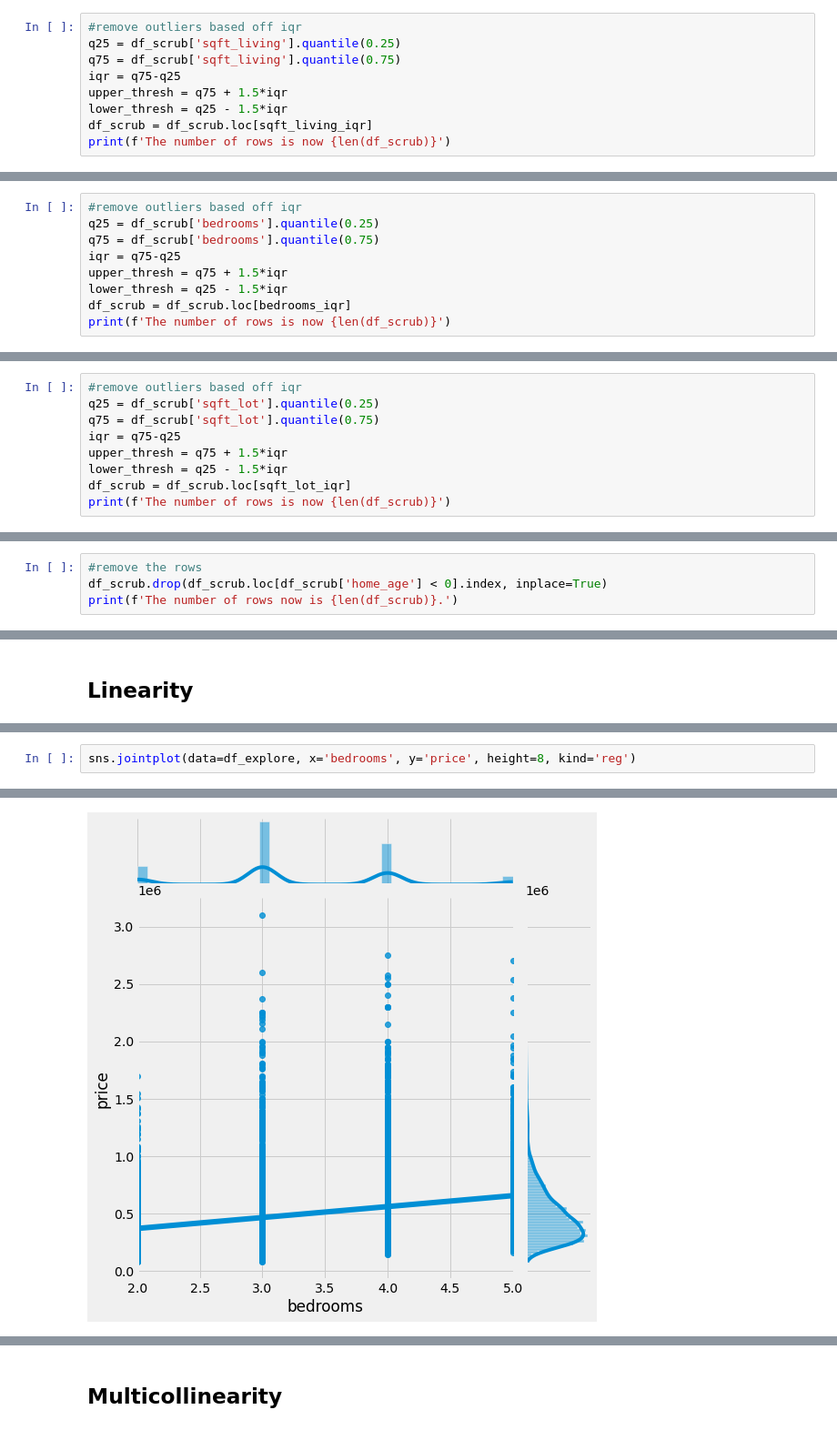
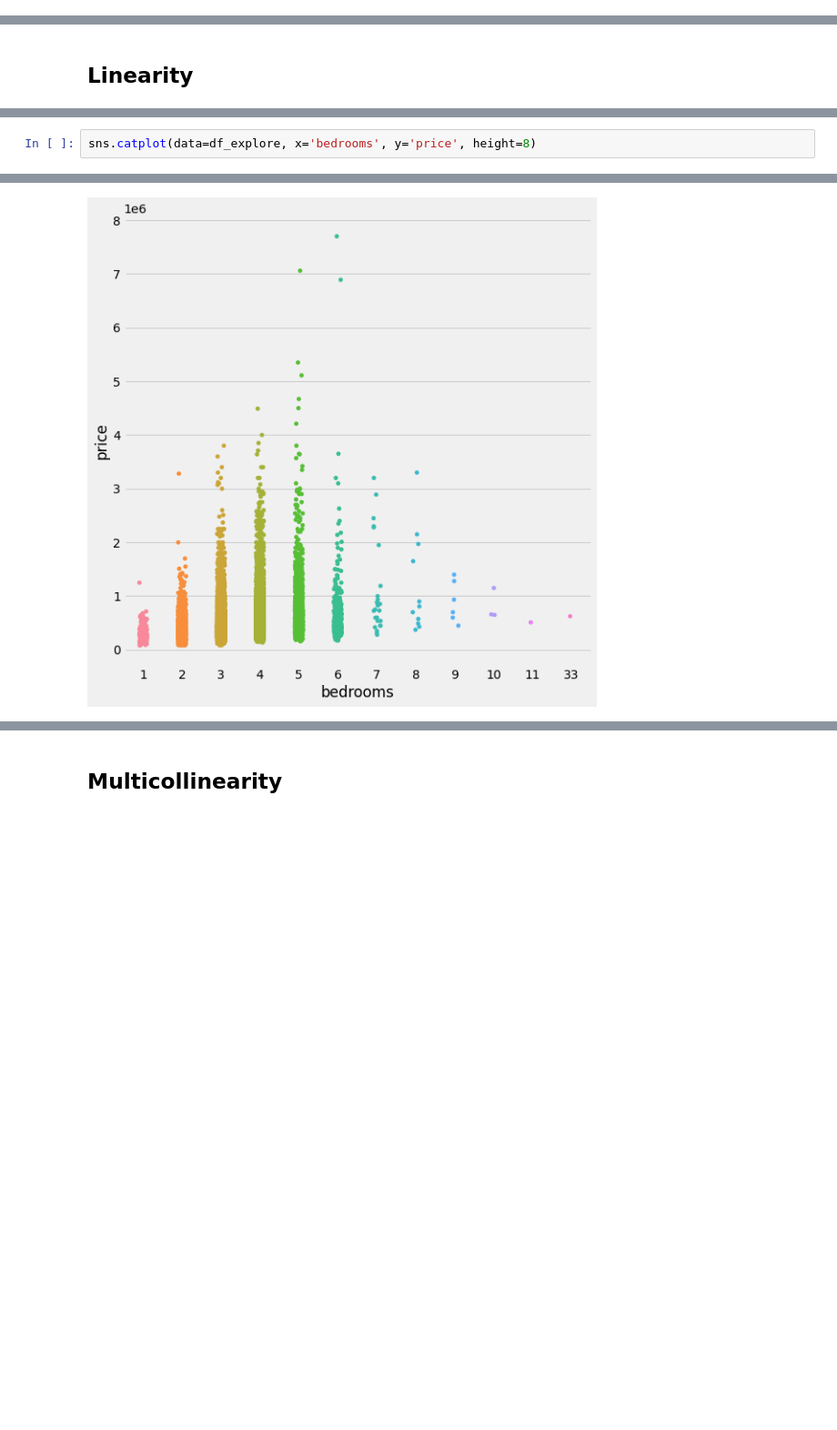
Before and after one commit to bentson1187/dsc-phase-2-project, a Jupyter notebook: Bentson, Brian Phase 2 Project.ipynb, the cells around one changed output, grey strips where cells are left out. Shown at 91% size. Cells and saved outputs as stored; diff of their text form; blank space fills up the shorter version.

```diff
--- a/Bentson, Brian Phase 2 Project.ipynb
+++ b/Bentson, Brian Phase 2 Project.ipynb
@@ -932,9 +1012,0 @@ Name: sqft_living, dtype: float64
-# %%
-#remove outliers based off iqr
-q25 = df_scrub['sqft_living'].quantile(0.25)
-q75 = df_scrub['sqft_living'].quantile(0.75)
-iqr = q75-q25
-upper_thresh = q75 + 1.5*iqr
-lower_thresh = q25 - 1.5*iqr
-df_scrub = df_scrub.loc[sqft_living_iqr]
-print(f'The number of rows is now {len(df_scrub)}')
@@ -979,9 +1012,0 @@ Name: bedrooms, dtype: float64
-# %%
-#remove outliers based off iqr
-q25 = df_scrub['bedrooms'].quantile(0.25)
-q75 = df_scrub['bedrooms'].quantile(0.75)
-iqr = q75-q25
-upper_thresh = q75 + 1.5*iqr
-lower_thresh = q25 - 1.5*iqr
-df_scrub = df_scrub.loc[bedrooms_iqr]
-print(f'The number of rows is now {len(df_scrub)}')
@@ -1038,9 +1012,0 @@ Name: sqft_lot, dtype: float64
-# %%
-#remove outliers based off iqr
-q25 = df_scrub['sqft_lot'].quantile(0.25)
-q75 = df_scrub['sqft_lot'].quantile(0.75)
-iqr = q75-q25
-upper_thresh = q75 + 1.5*iqr
-lower_thresh = q25 - 1.5*iqr
-df_scrub = df_scrub.loc[sqft_lot_iqr]
-print(f'The number of rows is now {len(df_scrub)}')
@@ -1120,4 +1012,0 @@ df_scrub.loc[df_scrub['home_age'] < 0]
-# %%
-#remove the rows
-df_scrub.drop(df_scrub.loc[df_scrub['home_age'] < 0].index, inplace=True)
-print(f'The number of rows now is {len(df_scrub)}.')
@@ -1174,3 +1065,3 @@ df_explore
 # %%
-sns.jointplot(data=df_explore, x='bedrooms', y='price', height=8, kind='reg')
+sns.catplot(data=df_explore, x='bedrooms', y='price', height=8)
 # %% [output]
@@ -1178 +1069 @@ sns.jointplot(data=df_explore, x='bedrooms', y='price', height=8, kind='reg')
-[figure, old version]
+[figure, new version]
```
Also changed, not shown: parts of 218 cells of this notebook, 6 other files.
